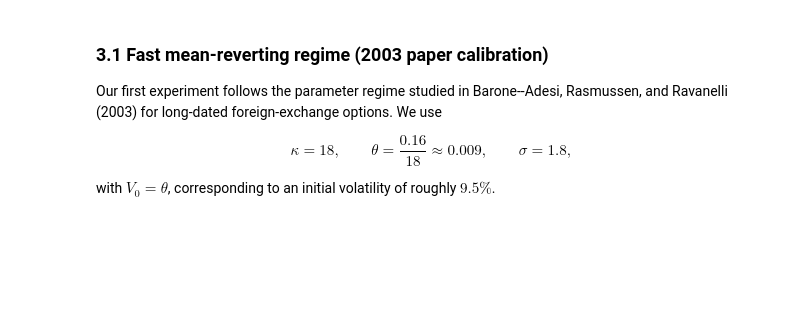
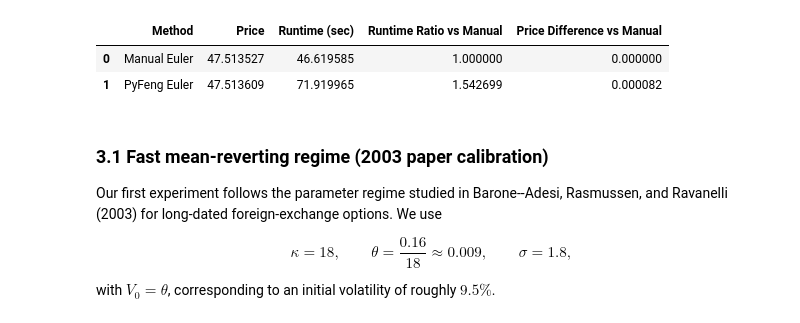
Before and after one commit to JM357/MATH5030Group11, a Jupyter notebook: notebooks/demo.ipynb, the cells around one changed output. Drawn from its saved outputs; the diff is of its cells as text; code cells hidden in the pictures; blank space fills up the shorter version.

```diff
--- a/notebooks/demo.ipynb
+++ b/notebooks/demo.ipynb
@@ -139,3 +645,79 @@ To rigorously test the efficacy of our Lognormal Moment-matching (LNMM) scheme,
+# %%
+# Parameters for this standalone Euler runtime comparison
+V0_runtime = 0.16
+kappa_runtime = 0.75
+theta_runtime = 0.04
+sigma_runtime = 0.85
+T_runtime = 10.0
+K_runtime = 100.0
+
+model = GarchDiffusionMC(
+    S0=S0,
+    V0=V0_runtime,
+    r=r,
+    kappa=kappa_runtime,
+    theta=theta_runtime,
+    sigma=sigma_runtime,
+    rho=rho,
+    T=T_runtime,
+)
+
+
+# Manual Euler runtime
+t0 = time.perf_counter()
+
+manual_stats = model.simulate_euler_cond_mc(
+    N_paths=N_paths,
+    N_steps=ground_truth_steps,
+    K=K_runtime,
+    seed=12345,
+    return_stats=True,
+)
+
+manual_runtime = time.perf_counter() - t0
+
+
+# PyFeng Euler runtime
+t0 = time.perf_counter()
+
+pyfeng_price = pyfeng_euler_price(
+    S0=S0,
+    V0=V0_runtime,
+    r=r,
+    kappa=kappa_runtime,
+    theta=theta_runtime,
+    sigma=sigma_runtime,
+    rho=rho,
+    T=T_runtime,
+    K=K_runtime,
+    N_paths=N_paths,
+    N_steps=ground_truth_steps,
+    seed=12345,
+)
+
+pyfeng_runtime = time.perf_counter() - t0
+
+
+# Display comparison
+runtime_comparison_df = pd.DataFrame({
+    "Method": ["Manual Euler", "PyFeng Euler"],
+    "Price": [manual_stats["price"], pyfeng_price],
+    "Runtime (sec)": [manual_runtime, pyfeng_runtime],
+})
+
+runtime_comparison_df["Runtime Ratio vs Manual"] = (
+    runtime_comparison_df["Runtime (sec)"] / manual_runtime
+)
+
+runtime_comparison_df["Price Difference vs Manual"] = (
+    runtime_comparison_df["Price"] - manual_stats["price"]
+)
+
+runtime_comparison_df
+# %% [output]
+|  | Method | Price | Runtime (sec) | Runtime Ratio vs Manual | Price Difference vs Manual |
+| 0 | Manual Euler | 47.513527 | 46.619585 | 1.000000 | 0.000000 |
+| 1 | PyFeng Euler | 47.513609 | 71.919965 | 1.542699 | 0.000082 |
 # %% [markdown]
 ### 3.1 Fast mean-reverting regime (2003 paper calibration)
 
```
Also changed, not shown: parts of 31 cells of this notebook.
